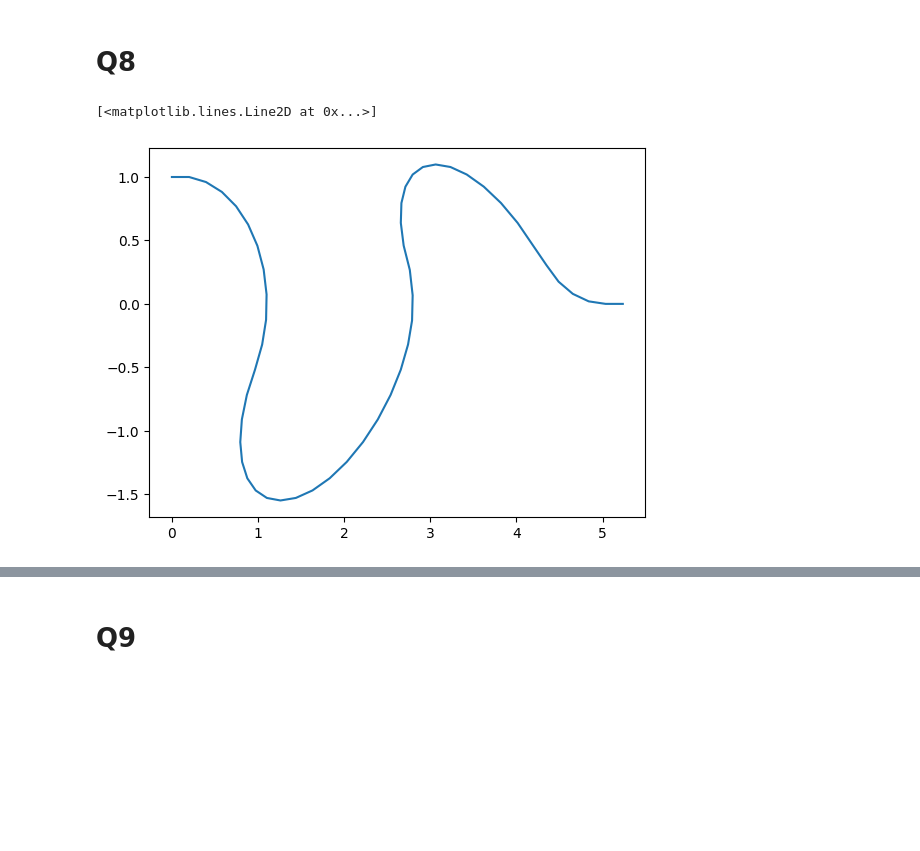
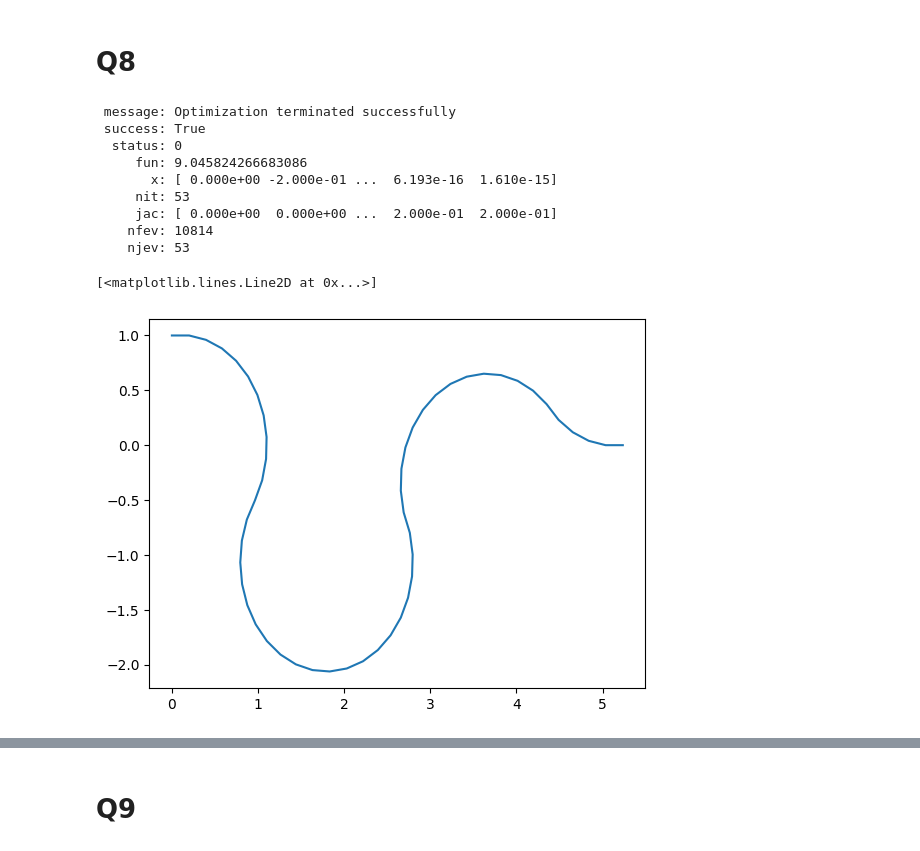
Before and after one commit to leclercrafael/Optim_tuyaux, a Jupyter notebook: projet.ipynb, the cells around one changed output, grey strips where cells are left out. Saved outputs shown, nothing was run; the diff lists cells and outputs as text; code cells hidden in the pictures; blank space fills up the shorter version.

```diff
--- a/projet.ipynb
+++ b/projet.ipynb
@@ -52,10 +52,9 @@ def ConditionInitDroite(N,ds):
     for i in range (1,N-1) :
         z_0[i]=theta
     for i in range (N+1,2*N+1):
-        for j in range (i) :
-            z_0[i]=z_0[i-1]+ds*np.cos(z_0[i-(N+1)])
-            z_0[i+N+1]=z_0[i+N]+ds*np.sin(z_0[i-(N+1)])
-            z_0[i+2*(N+1)]=z_0[i+N+1]
+        z_0[i]=z_0[i-1]+ds*np.cos(z_0[i-(N+1)])
+        z_0[i+N+1]=z_0[i+N]+ds*np.sin(z_0[i-(N+1)])
+        z_0[i+2*(N+1)]=z_0[i+N+1]
     return z_0
 
 z_0=ConditionInitDroite(N,ds)
@@ -176,11 +180,28 @@ plt.plot(sol.x[N:2*N+1],sol.x[2*N+1:3*N+2])
 # %%
 #Tracé pour K=5
 K=5
+N=50
+L=10
+ds=L/N
+a=1
+thetamax=a*ds
+z_0=ConditionInitDroite(N,ds)
+contraintes=vectContrainte(N,ds)
 sol2=minimize(cout,z_0,method='SLSQP', constraints=contraintes)
-plt.plot(sol2.x[N:2*N+1],sol.x[2*N+1:3*N+2])
+print(sol2)
+plt.plot(sol2.x[N:2*N+1],sol2.x[2*N+1:3*N+2])
 # %% [output]
-[<matplotlib.lines.Line2D at 0x...>]
+ message: Optimization terminated successfully
+ success: True
+  status: 0
+     fun: 9.045824266683086
+       x: [ 0.000e+00 -2.000e-01 ...  6.193e-16  1.610e-15]
+     nit: 53
+     jac: [ 0.000e+00  0.000e+00 ...  2.000e-01  2.000e-01]
+    nfev: 10814
+    njev: 53
+[<matplotlib.lines.Line2D at 0x...>]
-[figure, old version]
+[figure, new version]
 # %%
 #Tracé pour K=10
 K=10
```
Also changed, not shown: parts of 7 cells of this notebook.
